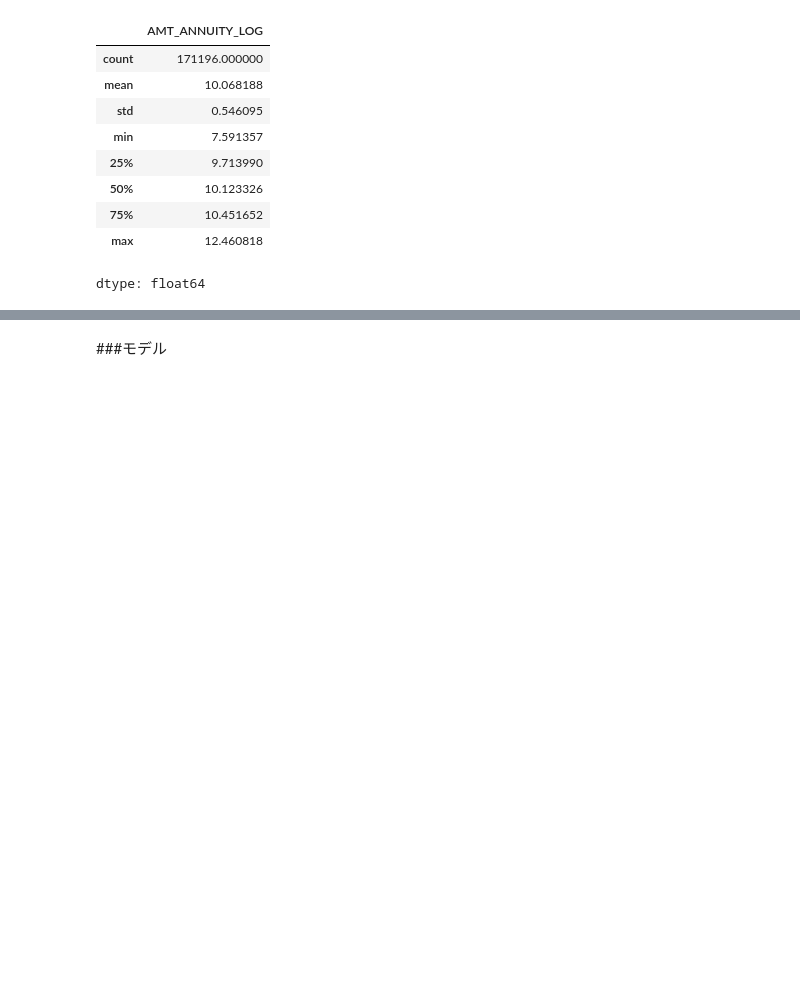
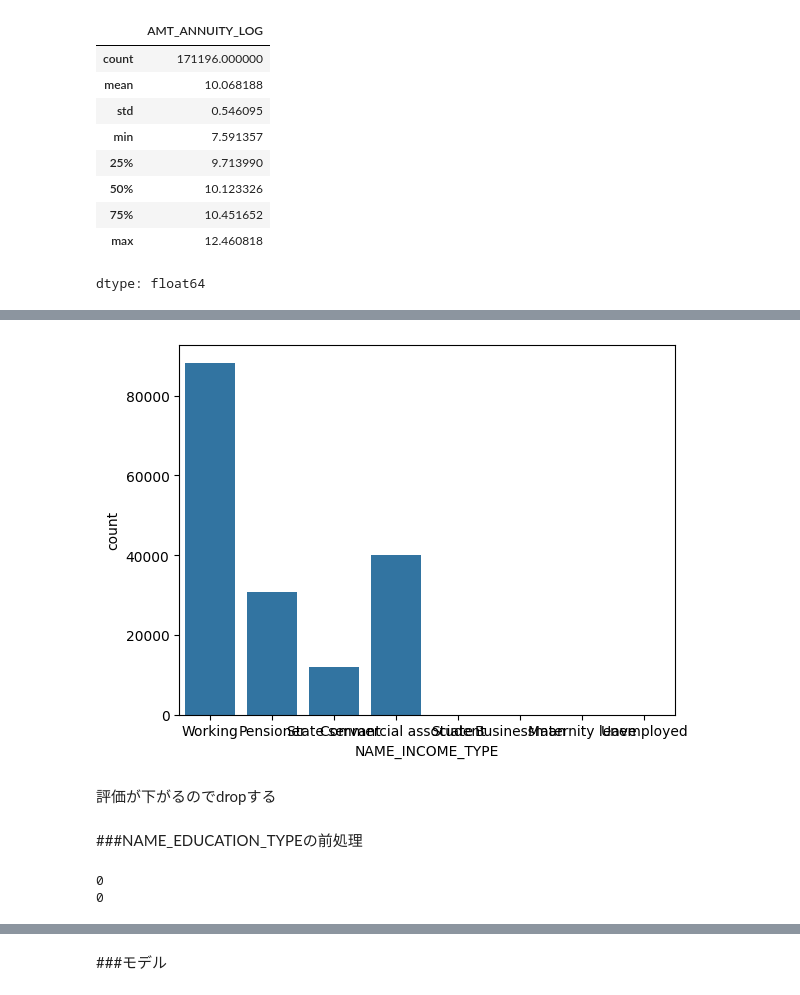
Before and after one commit to aki05162525/gci_compe2, a Jupyter notebook: compe2_ver1.ipynb, the cells around one changed output, grey strips where cells are left out. Cells and saved outputs as stored; diff of their text form; code cells hidden in the pictures; blank space fills up the shorter version.

```diff
--- a/compe2_ver1.ipynb
+++ b/compe2_ver1.ipynb
@@ -426,0 +464,5 @@ dtype: float64
+# %%
+sns.countplot(data=train, x="NAME_INCOME_TYPE")
+plt.show()
+# %% [output]
+[figure, added]
@@ -426,0 +472,10 @@ dtype: float64
+# %% [markdown]
+評価が下がるのでdropする
+# %% [markdown]
+###NAME_EDUCATION_TYPEの前処理
+# %%
+print(train['NAME_EDUCATION_TYPE'].isnull().sum())
+print(test['NAME_EDUCATION_TYPE'].isnull().sum())
+# %% [output]
+0
+0
```
Also changed, not shown: parts of 10 cells of this notebook.
